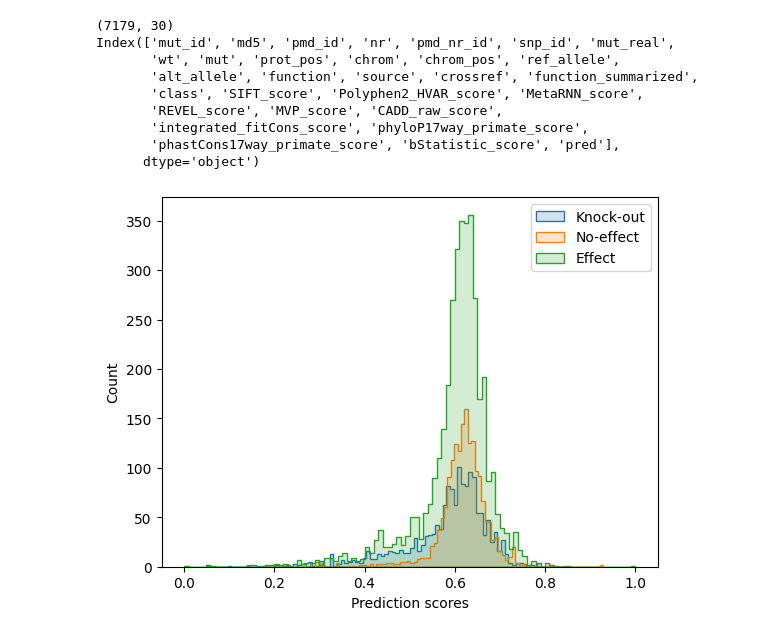
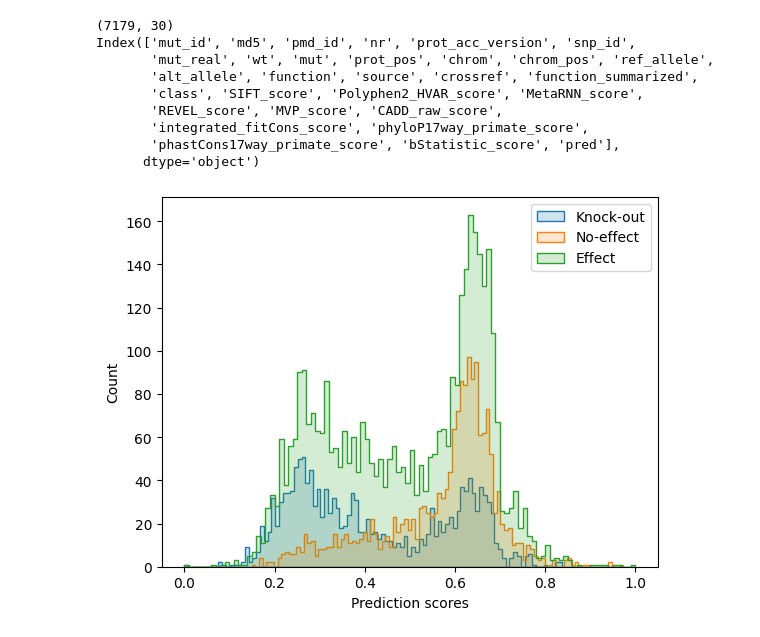
Before and after one commit to akabiraka/variant_effect_analysis, a Jupyter notebook: models/bioembeddings_dallago/test_model_predictions.ipynb, the cells around one changed output. Cells and saved outputs as stored; diff of their text form; code cells hidden in the pictures.

```diff
--- a/models/bioembeddings_dallago/test_model_predictions.ipynb
+++ b/models/bioembeddings_dallago/test_model_predictions.ipynb
@@ -24,37 +24,37 @@ def plot_distribution(result_df, n_samples=None):
 
     # print(effect.shape, knock_out.shape, no_effect.shape)
     bins = 100 # 20, 100, 500
 
     sns.histplot(knock_out["pred"], bins=bins, label=f"Knock-out", element="step", alpha=.2)
     sns.histplot(no_effect["pred"], bins=bins, label=f"No-effect", element="step", alpha=.2)
     sns.histplot(effect["pred"], bins=bins, label=f"Effect", element="step", alpha=.2)
     # sns.histplot(result_df, x="pred", y="class", element="step", hue="class", bins=bins, alpha=0.2)
 
     plt.legend()
     plt.xlabel("Prediction scores")
     plt.ylabel("Count")
     plt.show()
 
 model_dir = "bioembeddings_dallago"
-model_name = "plus_rnn" # prottrans_bert_bfd, plus_rnn
+model_name = "prottrans_bert_bfd" # prottrans_bert_bfd, plus_rnn
 result_df = pd.read_csv(home_dir+f"models/{model_dir}/outputs/{model_name}/pmd/preds_{model_name}_masked.tsv", sep="\t")
 model_pred_col = "pred"
 result_df["pred"]=(result_df[model_pred_col]-result_df[model_pred_col].min())/(result_df[model_pred_col].max()-result_df[model_pred_col].min()) # scaling prediction scores between [0, 1]
 print(result_df.shape)
 print(result_df.columns)
 result_df["class"].value_counts()
 plot_distribution(result_df, n_samples=None)
 # %% [output]
 (7179, 30)
-Index(['mut_id', 'md5', 'pmd_id', 'nr', 'pmd_nr_id', 'snp_id', 'mut_real',
-       'wt', 'mut', 'prot_pos', 'chrom', 'chrom_pos', 'ref_allele',
+Index(['mut_id', 'md5', 'pmd_id', 'nr', 'prot_acc_version', 'snp_id',
+       'mut_real', 'wt', 'mut', 'prot_pos', 'chrom', 'chrom_pos', 'ref_allele',
        'alt_allele', 'function', 'source', 'crossref', 'function_summarized',
        'class', 'SIFT_score', 'Polyphen2_HVAR_score', 'MetaRNN_score',
        'REVEL_score', 'MVP_score', 'CADD_raw_score',
        'integrated_fitCons_score', 'phyloP17way_primate_score',
        'phastCons17way_primate_score', 'bStatistic_score', 'pred'],
       dtype='object')
-[figure, old version]
+[figure, new version]
 # %%
 # popu-freq prediction scores distribution plot
 def plot_distribution(result_df, n_samples=None):
```
Also changed, not shown: parts of 1 cell of this notebook, 2 other files.
